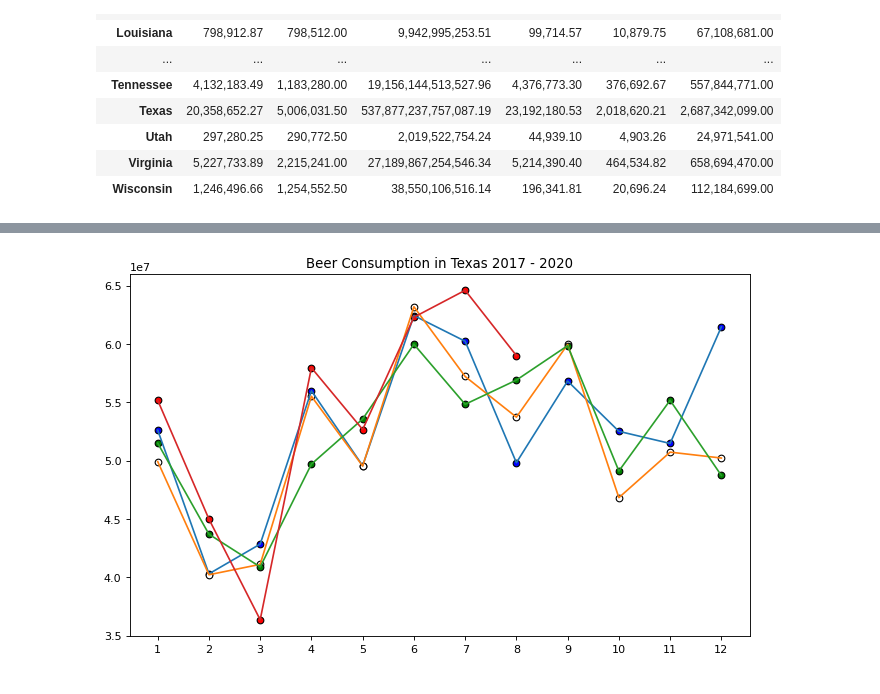
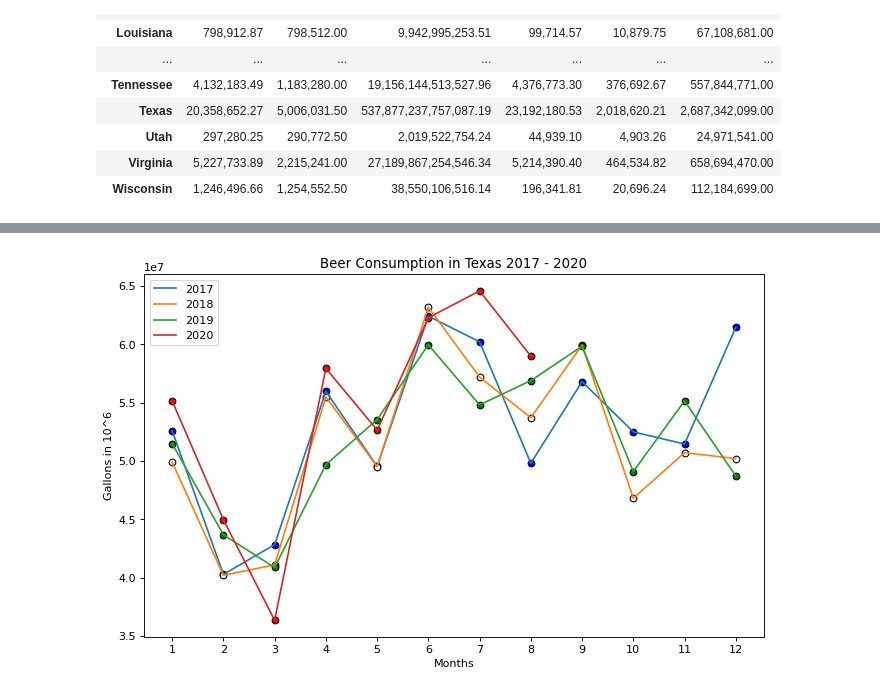
Before and after one commit to josegcardenas/Project1, a Jupyter notebook: project1.ipynb, the cells around one changed output, grey strips where cells are left out. Saved outputs shown, nothing was run; the diff lists cells and outputs as text; code cells hidden in the pictures.

```diff
--- a/project1.ipynb
+++ b/project1.ipynb
@@ -329,19 +231,22 @@ plt.show()
 # %%
 # # # # BEER CONSUMPTION FOR TEXAS 2017 - 2020  # # # #
 figure(num=None, figsize=(10, 6), dpi=80)
 plt.scatter(month2_17,gallons2_17, facecolors="blue", edgecolors="black" )
 plt.scatter(month2_18,gallons2_18, facecolors="white", edgecolors="black" )
 plt.scatter(month2_19,gallons2_19, facecolors="green", edgecolors="black" )
 plt.scatter(month2_20,gallons2_20, facecolors="red", edgecolors="black" )
-plt.plot(month2_17,gallons2_17)
-plt.plot(month2_18,gallons2_18)
-plt.plot(month2_19,gallons2_19)
-plt.plot(month2_20,gallons2_20)
+plt.plot(month2_17,gallons2_17, label = "2017")
+plt.plot(month2_18,gallons2_18, label = "2018")
+plt.plot(month2_19,gallons2_19, label = "2019")
+plt.plot(month2_20,gallons2_20, label = "2020")
 plt.xticks(month2_17)
 plt.title("Beer Consumption in Texas 2017 - 2020")
+plt.xlabel("Months")
+plt.ylabel("Gallons in 10^6")
+plt.legend(loc="best")
 plt.show()
 # %% [output]
-[figure, old version]
+[figure, new version]
 # %%
 # # # # # # WINE COMSUMPTION FOR TEXAS 2017 - 2020 # # # # # # #
 
```
Also changed, not shown: parts of 20 cells of this notebook.
